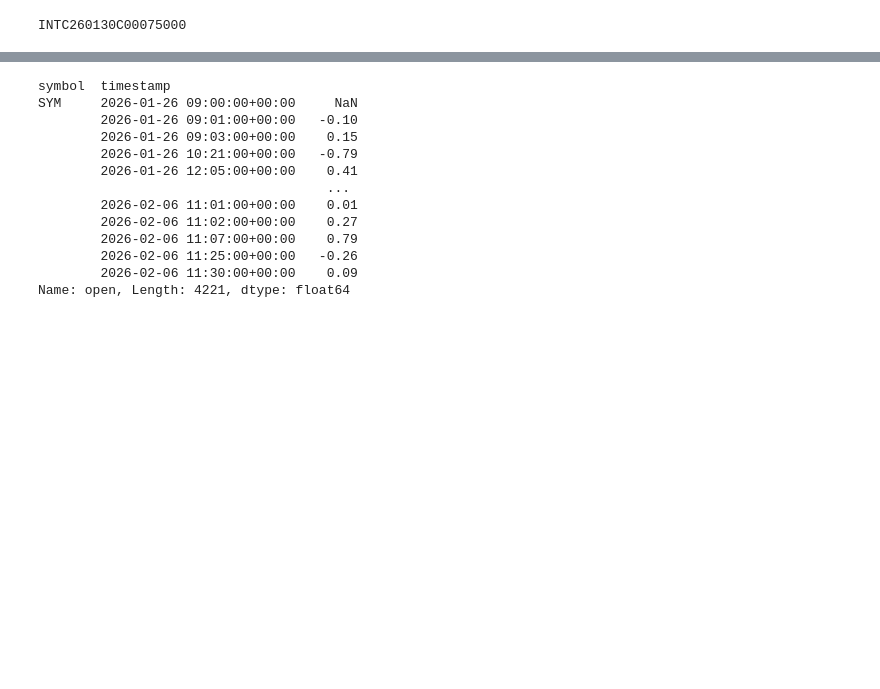
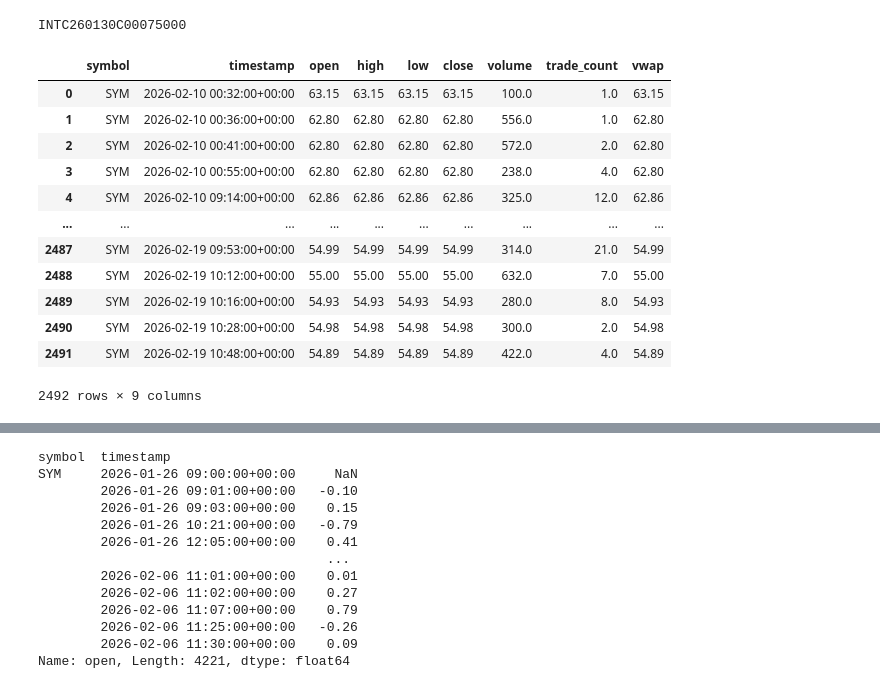
Before and after one commit to Francisleon102/Investing, a Jupyter notebook: main.ipynb, the cells around one changed output, grey strips where cells are left out. Cells and saved outputs as stored; diff of their text form; code cells hidden in the pictures; blank space fills up the shorter version.

```diff
--- a/main.ipynb
+++ b/main.ipynb
@@ -132,7 +138,7 @@ Calls
 ReQuests
 # %%
 list = ["SYM", "INTC", "NVDA", "ARM", "AMD"]
-start_date = datetime(2026,1,25)
+start_date = datetime(2026,2, 10)
 end_date = datetime.now()
 list[0]
 
@@ -158,2 +164,19 @@ S_Trades = client.stock_trades(symbols=list[0],timeframe=TimeFrame.Hour,start=da
 # remeber old time and call
 #  and new time and add the data frame btw those times
+# %%
+S_Bars = S_Bars.reset_index()
+S_Bars
+# %% [output]
+|  | symbol | timestamp | open | high | low | close | volume | trade_count | vwap |
+| 0 | SYM | 2026-02-10 00:32:00+00:00 | 63.15 | 63.15 | 63.15 | 63.15 | 100.0 | 1.0 | 63.15 |
+| 1 | SYM | 2026-02-10 00:36:00+00:00 | 62.80 | 62.80 | 62.80 | 62.80 | 556.0 | 1.0 | 62.80 |
+| 2 | SYM | 2026-02-10 00:41:00+00:00 | 62.80 | 62.80 | 62.80 | 62.80 | 572.0 | 2.0 | 62.80 |
+| 3 | SYM | 2026-02-10 00:55:00+00:00 | 62.80 | 62.80 | 62.80 | 62.80 | 238.0 | 4.0 | 62.80 |
+| 4 | SYM | 2026-02-10 09:14:00+00:00 | 62.86 | 62.86 | 62.86 | 62.86 | 325.0 | 12.0 | 62.86 |
+| ... | ... | ... | ... | ... | ... | ... | ... | ... | ... |
+| 2487 | SYM | 2026-02-19 09:53:00+00:00 | 54.99 | 54.99 | 54.99 | 54.99 | 314.0 | 21.0 | 54.99 |
+| 2488 | SYM | 2026-02-19 10:12:00+00:00 | 55.00 | 55.00 | 55.00 | 55.00 | 632.0 | 7.0 | 55.00 |
+| 2489 | SYM | 2026-02-19 10:16:00+00:00 | 54.93 | 54.93 | 54.93 | 54.93 | 280.0 | 8.0 | 54.93 |
+| 2490 | SYM | 2026-02-19 10:28:00+00:00 | 54.98 | 54.98 | 54.98 | 54.98 | 300.0 | 2.0 | 54.98 |
+| 2491 | SYM | 2026-02-19 10:48:00+00:00 | 54.89 | 54.89 | 54.89 | 54.89 | 422.0 | 4.0 | 54.89 |
+2492 rows × 9 columns
```
Also changed, not shown: parts of 9 cells of this notebook, 2 other files.
